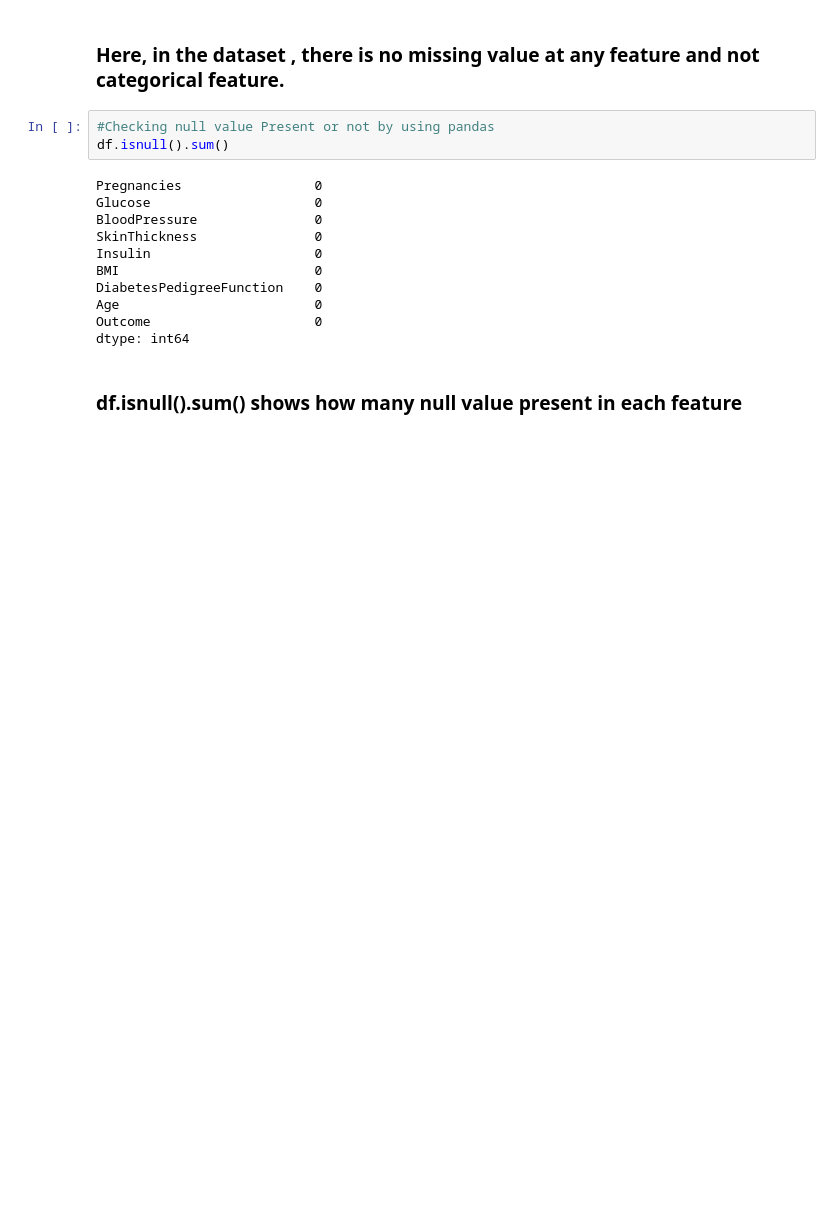
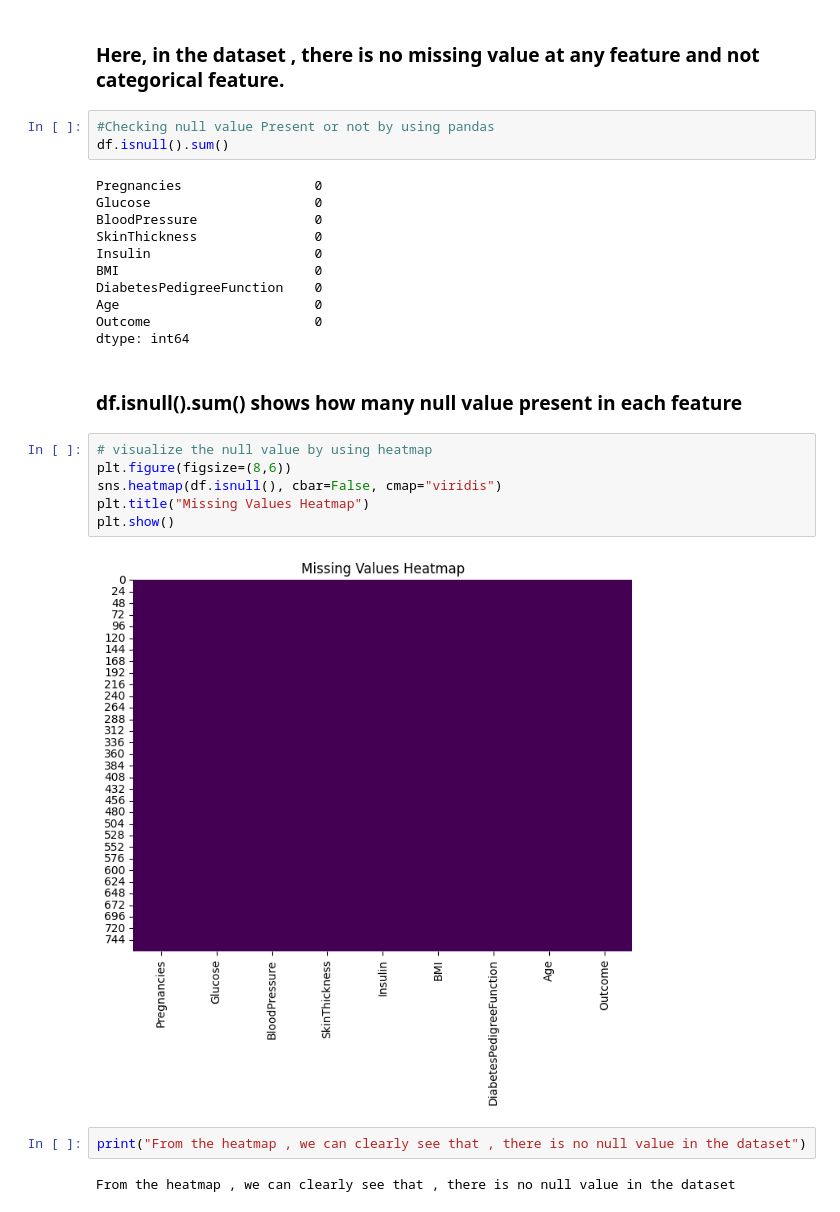
Before and after one commit to dinislamweb/diabetics-prediction-, a Jupyter notebook: diabetes_updated.ipynb, the cells around one changed output. Saved outputs shown, nothing was run; the diff lists cells and outputs as text; blank space fills up the shorter version.

Commit message:
null value checking heatmap added

```diff
--- a/diabetes_updated.ipynb
+++ b/diabetes_updated.ipynb
@@ -68,3 +68,15 @@ Outcome                     0
 dtype: int64
 # %% [markdown]
 ### df.isnull().sum() shows how many null value present in each feature
+# %%
+# visualize the null value by using heatmap
+plt.figure(figsize=(8,6))
+sns.heatmap(df.isnull(), cbar=False, cmap="viridis")
+plt.title("Missing Values Heatmap")
+plt.show()
+# %% [output]
+[figure, added]
+# %%
+print("From the heatmap , we can clearly see that , there is no null value in the dataset")
+# %% [output]
+From the heatmap , we can clearly see that , there is no null value in the dataset
```
